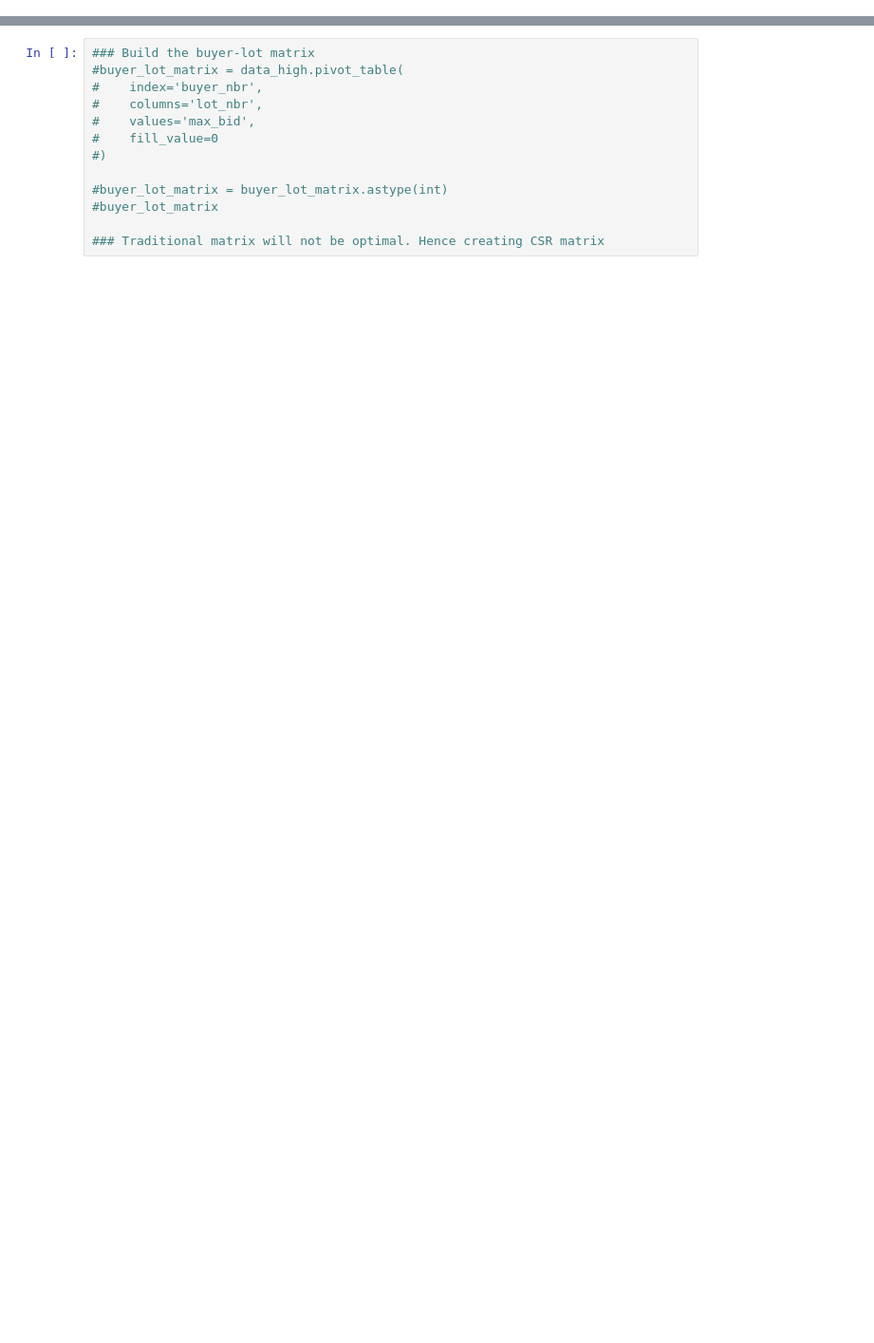
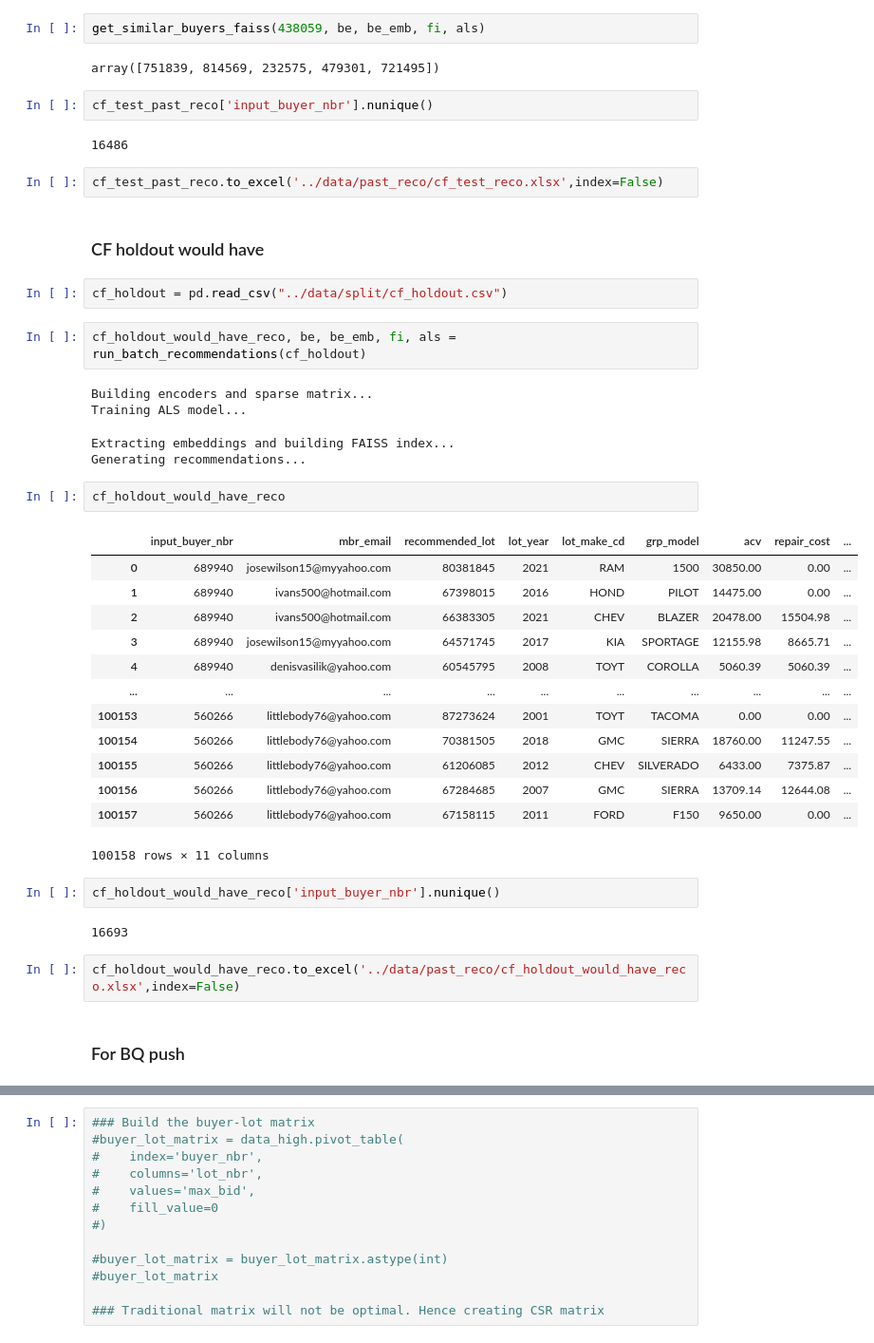
Before and after one commit to srijan-deo/CollaborativeFilteringV4, a Jupyter notebook: notebooks/collaborativefiltering.ipynb, the cells around one changed output, grey strips where cells are left out. Shown: that part at 95% size. Cells and saved outputs as stored; diff of their text form; blank space fills up the shorter version.

```diff
--- a/notebooks/collaborativefiltering.ipynb
+++ b/notebooks/collaborativefiltering.ipynb
@@ -67,0 +197,45 @@ print(data_high_test['lot_nbr'].nunique())
+# %%
+get_similar_buyers_faiss(438059, be, be_emb, fi, als)
+# %% [output]
+array([751839, 814569, 232575, 479301, 721495])
+# %%
+cf_test_past_reco['input_buyer_nbr'].nunique()
+# %% [output]
+16486
+# %%
+cf_test_past_reco.to_excel('../data/past_reco/cf_test_reco.xlsx',index=False)
+# %% [markdown]
+### CF holdout would have
+# %%
+cf_holdout = pd.read_csv("../data/split/cf_holdout.csv")
+# %%
+cf_holdout_would_have_reco, be, be_emb, fi, als = run_batch_recommendations(cf_holdout)
+# %% [output]
+Building encoders and sparse matrix...
+Training ALS model...
+Extracting embeddings and building FAISS index...
+Generating recommendations...
+# %%
+cf_holdout_would_have_reco
+# %% [output]
+|  | input_buyer_nbr | mbr_email | recommended_lot | lot_year | lot_make_cd | grp_model | acv | repair_cost | ... |
+| 0 | 689940 | josewilson15@myyahoo.com | 80381845 | 2021 | RAM | 1500 | 30850.00 | 0.00 | ... |
+| 1 | 689940 | ivans500@hotmail.com | 67398015 | 2016 | HOND | PILOT | 14475.00 | 0.00 | ... |
+| 2 | 689940 | ivans500@hotmail.com | 66383305 | 2021 | CHEV | BLAZER | 20478.00 | 15504.98 | ... |
+| 3 | 689940 | josewilson15@myyahoo.com | 64571745 | 2017 | KIA | SPORTAGE | 12155.98 | 8665.71 | ... |
+| 4 | 689940 | denisvasilik@yahoo.com | 60545795 | 2008 | TOYT | COROLLA | 5060.39 | 5060.39 | ... |
+| ... | ... | ... | ... | ... | ... | ... | ... | ... | ... |
+| 100153 | 560266 | littlebody76@yahoo.com | 87273624 | 2001 | TOYT | TACOMA | 0.00 | 0.00 | ... |
+| 100154 | 560266 | littlebody76@yahoo.com | 70381505 | 2018 | GMC | SIERRA | 18760.00 | 11247.55 | ... |
+| 100155 | 560266 | littlebody76@yahoo.com | 61206085 | 2012 | CHEV | SILVERADO | 6433.00 | 7375.87 | ... |
+| 100156 | 560266 | littlebody76@yahoo.com | 67284685 | 2007 | GMC | SIERRA | 13709.14 | 12644.08 | ... |
+| 100157 | 560266 | littlebody76@yahoo.com | 67158115 | 2011 | FORD | F150 | 9650.00 | 0.00 | ... |
+100158 rows × 11 columns
+# %%
+cf_holdout_would_have_reco['input_buyer_nbr'].nunique()
+# %% [output]
+16693
+# %%
+cf_holdout_would_have_reco.to_excel('../data/past_reco/cf_holdout_would_have_reco.xlsx',index=False)
+# %% [markdown]
+### For BQ push
```
Also changed, not shown: parts of 76 cells of this notebook, 17 other files.
